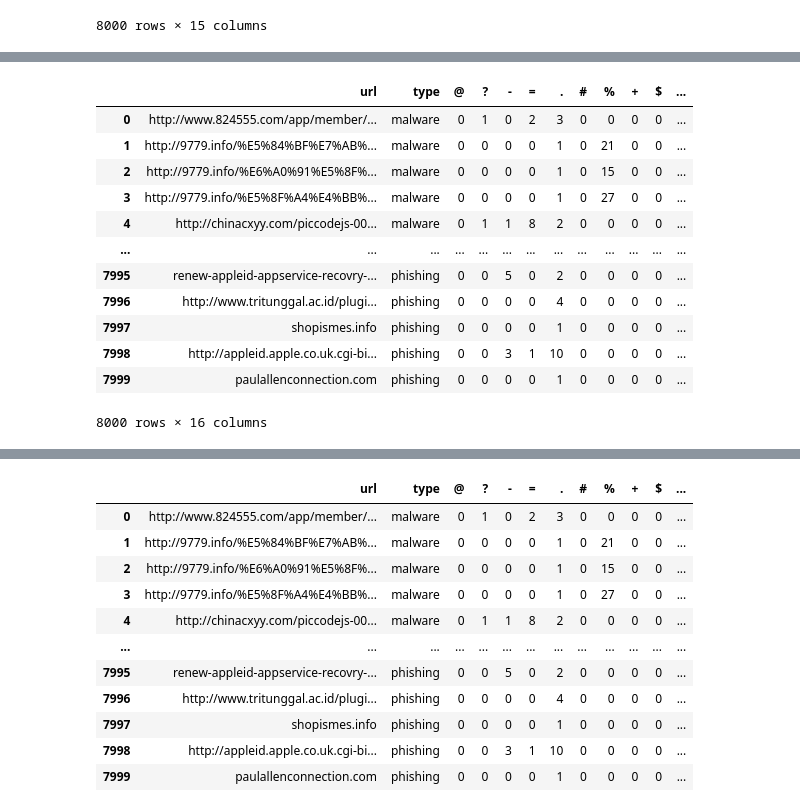
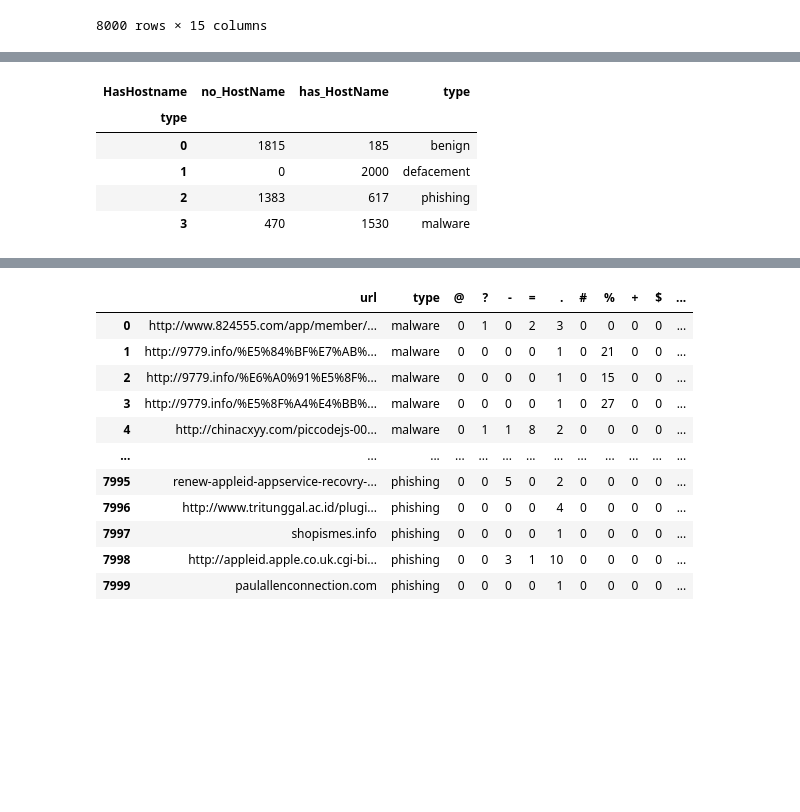
Before and after one commit to Tuwaiq-Data-Science-Bootcamp-V2/Capstone_Project, a Jupyter notebook: Project_with_models.ipynb, the cells around one changed output, grey strips where cells are left out. Cells and saved outputs as stored; diff of their text form; code cells hidden in the pictures; blank space fills up the shorter version.

```diff
--- a/Project_with_models.ipynb
+++ b/Project_with_models.ipynb
@@ -247,19 +250,16 @@ def HasHostname(url):
         return 0
 # %%
 df['HasHostname'] = df['url'].apply(lambda i: HasHostname(i))
-# %%
-df
-# %% [output]
-|  | url | type | @ | ? | - | = | . | # | % | + | $ | ... |
-| 0 | http://www.824555.com/app/member/... | malware | 0 | 1 | 0 | 2 | 3 | 0 | 0 | 0 | 0 | ... |
-| 1 | http://9779.info/%E5%84%BF%E7%AB%... | malware | 0 | 0 | 0 | 0 | 1 | 0 | 21 | 0 | 0 | ... |
-| 2 | http://9779.info/%E6%A0%91%E5%8F%... | malware | 0 | 0 | 0 | 0 | 1 | 0 | 15 | 0 | 0 | ... |
-| 3 | http://9779.info/%E5%8F%A4%E4%BB%... | malware | 0 | 0 | 0 | 0 | 1 | 0 | 27 | 0 | 0 | ... |
-| 4 | http://chinacxyy.com/piccodejs-00... | malware | 0 | 1 | 1 | 8 | 2 | 0 | 0 | 0 | 0 | ... |
-| ... | ... | ... | ... | ... | ... | ... | ... | ... | ... | ... | ... | ... |
-| 7995 | renew-appleid-appservice-recovry-... | phishing | 0 | 0 | 5 | 0 | 2 | 0 | 0 | 0 | 0 | ... |
-| 7996 | http://www.tritunggal.ac.id/plugi... | phishing | 0 | 0 | 0 | 0 | 4 | 0 | 0 | 0 | 0 | ... |
-| 7997 | shopismes.info | phishing | 0 | 0 | 0 | 0 | 1 | 0 | 0 | 0 | 0 | ... |
-| 7998 | http://appleid.apple.co.uk.cgi-bi... | phishing | 0 | 0 | 3 | 1 | 10 | 0 | 0 | 0 | 0 | ... |
-| 7999 | paulallenconnection.com | phishing | 0 | 0 | 0 | 0 | 1 | 0 | 0 | 0 | 0 | ... |
-8000 rows × 16 columns
+# %%
+Host = pd.crosstab(df.type,df.HasHostname)
+Host['type']=['benign','defacement','phishing','malware']
+Host.rename(columns={0:'no_HostName',1:'has_HostName'},inplace=True)
+# %%
+Host
+# %% [output]
+| HasHostname | no_HostName | has_HostName | type |
+| type |  |  |  |
+| 0 | 1815 | 185 | benign |
+| 1 | 0 | 2000 | defacement |
+| 2 | 1383 | 617 | phishing |
+| 3 | 470 | 1530 | malware |
```
Also changed, not shown: parts of 89 cells of this notebook.
